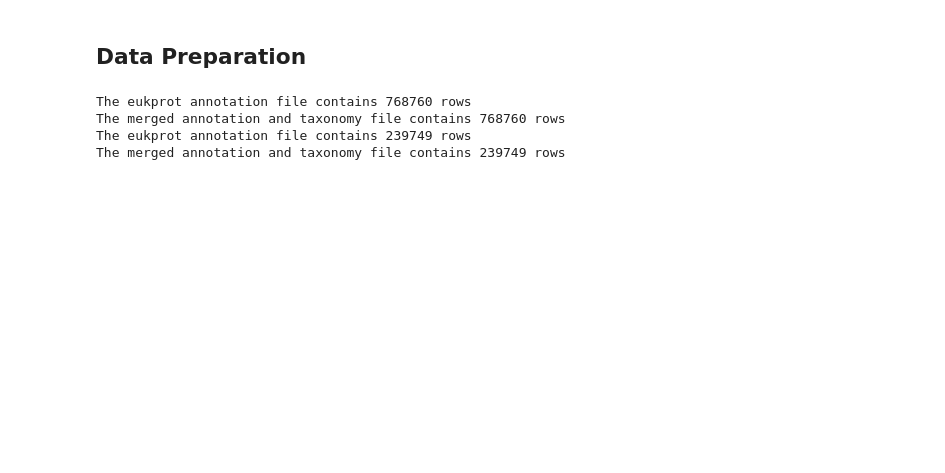
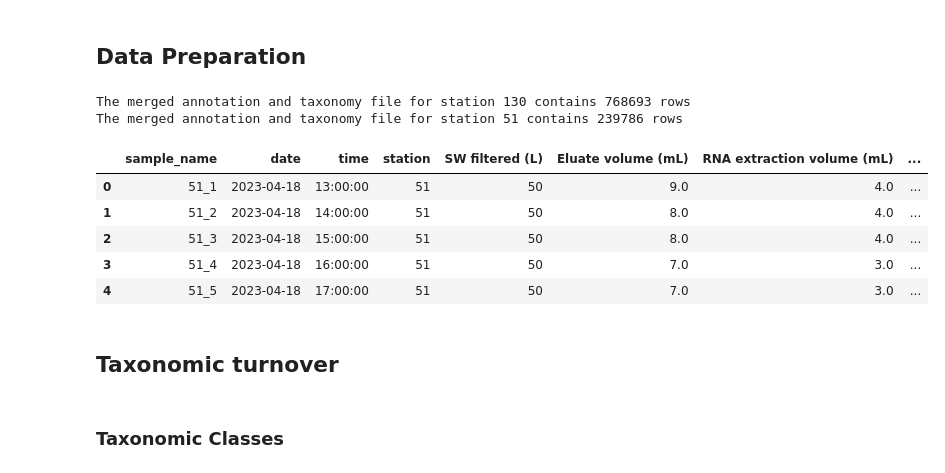
Before and after one commit to MichielPerneel/spring_campaign_2023, a Jupyter notebook: scripts/mtx_taxonomy.ipynb, the cells around one changed output. Drawn from its saved outputs; the diff is of its cells as text; code cells hidden in the pictures; blank space fills up the shorter version.

Commit message:
updated taxonomic analysis

```diff
--- a/scripts/mtx_taxonomy.ipynb
+++ b/scripts/mtx_taxonomy.ipynb
@@ -20,11 +20,10 @@ eukprot_annotation_130 = pd.read_table('../data/annotation/taxonomy_eukprot/130/
 # Fix transcript names efficiently
 eukprot_annotation_130['query_id'] = eukprot_annotation_130['query_id'].str.split(".", n=1, expand=True)[0]
 eukprot_annotation_130['target_id'] = eukprot_annotation_130['target_id'].str.split("_", n=1, expand=True)[0]
-print(f'The eukprot annotation file contains {len(eukprot_annotation_130)} rows')
 
 # Merge annotation and taxonomy
 eukprot_annotation_130 = eukprot_annotation_130.merge(eukprot_taxonomy, left_on='target_id', right_on='EukProt_ID', how='left')
-print(f'The merged annotation and taxonomy file contains {len(eukprot_annotation_130)} rows')
+print(f'The merged annotation and taxonomy file for station 130 contains {len(eukprot_annotation_130)} rows')
 
 # Load eukprot annotations for station 51
 eukprot_annotation_51 = pd.read_table('../data/annotation/taxonomy_eukprot/51/eukprot_annotation.m8',
@@ -33,15 +32,31 @@ eukprot_annotation_51 = pd.read_table('../data/annotation/taxonomy_eukprot/51/eu
 # Fix transcript names efficiently
 eukprot_annotation_51['query_id'] = eukprot_annotation_51['query_id'].str.split(".", n=1, expand=True)[0]
 eukprot_annotation_51['target_id'] = eukprot_annotation_51['target_id'].str.split("_", n=1, expand=True)[0]
-print(f'The eukprot annotation file contains {len(eukprot_annotation_51)} rows')
 
 # Merge annotation and taxonomy
 eukprot_annotation_51 = eukprot_annotation_51.merge(eukprot_taxonomy, left_on='target_id', right_on='EukProt_ID', how='left')
-print(f'The merged annotation and taxonomy file contains {len(eukprot_annotation_51)} rows')
+print(f'The merged annotation and taxonomy file for station 51 contains {len(eukprot_annotation_51)} rows')
 # %% [output]
-The eukprot annotation file contains 768760 rows
-The merged annotation and taxonomy file contains 768760 rows
-The eukprot annotation file contains 239749 rows
-The merged annotation and taxonomy file contains 239749 rows
+The merged annotation and taxonomy file for station 130 contains 768693 rows
+The merged annotation and taxonomy file for station 51 contains 239786 rows
+# %%
+# Load sample metadata
+meta = pd.read_excel('../data/samples.xlsx')
+
+# Convert date and time columns to string
+meta['date'] = meta['date'].astype(str)
+meta['time'] = meta['time'].astype(str)
+
+# Create a datetime column from the date and time columns
+meta['datetime'] = pd.to_datetime(meta['date'] + ' ' + meta['time'], format='%Y-%m-%d %H:%M:%S')
+
+meta.head()
+# %% [output]
+|  | sample_name | date | time | station | SW filtered (L) | Eluate volume (mL) | RNA extraction volume (mL) | ... |
+| 0 | 51_1 | 2023-04-18 | 13:00:00 | 51 | 50 | 9.0 | 4.0 | ... |
+| 1 | 51_2 | 2023-04-18 | 14:00:00 | 51 | 50 | 8.0 | 4.0 | ... |
+| 2 | 51_3 | 2023-04-18 | 15:00:00 | 51 | 50 | 8.0 | 4.0 | ... |
+| 3 | 51_4 | 2023-04-18 | 16:00:00 | 51 | 50 | 7.0 | 3.0 | ... |
+| 4 | 51_5 | 2023-04-18 | 17:00:00 | 51 | 50 | 7.0 | 3.0 | ... |
 # %%
 # Load tpm data
@@ -56,0 +99,4 @@ tpm['TPM'] = tpm['TPM'].astype('float32')
+# %% [markdown]
+## Taxonomic turnover
+# %% [markdown]
+### Taxonomic Classes
```
Also changed, not shown: parts of 17 cells of this notebook, 1 other file.
